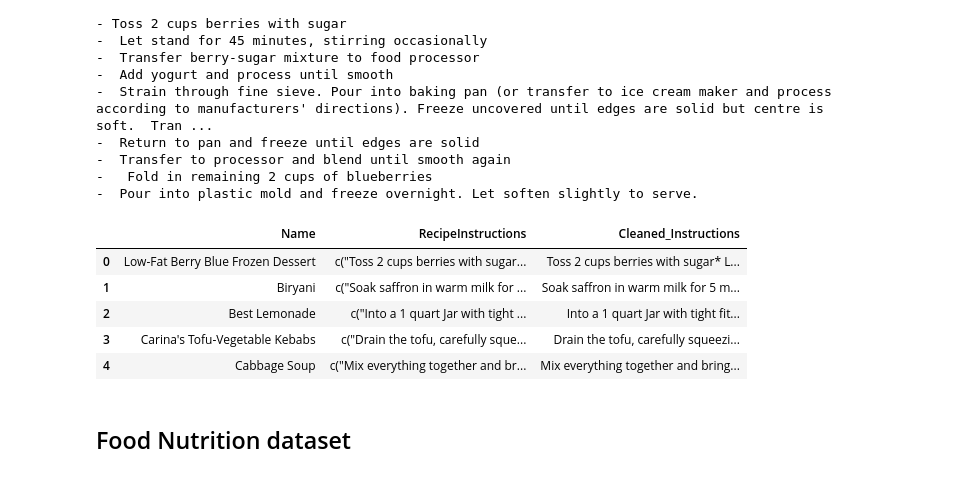
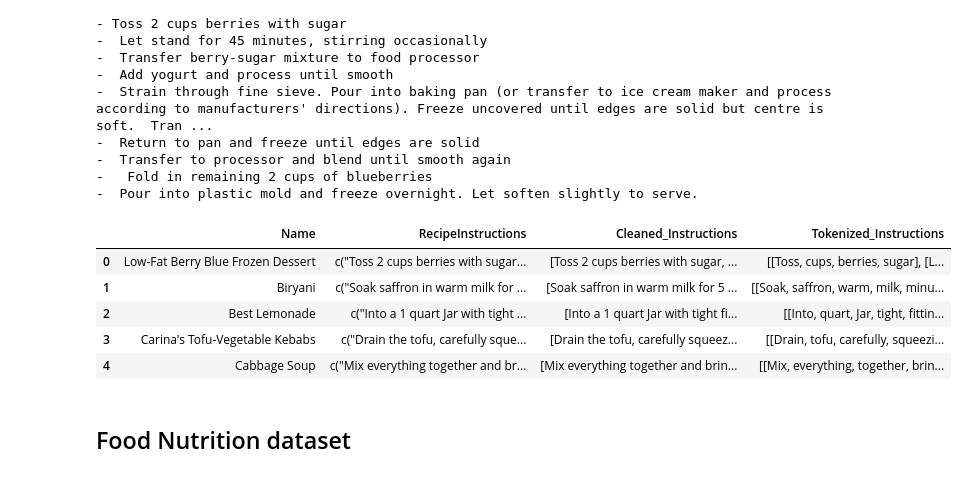
Before and after one commit to audioreprompt-org/audio_reprompt, a Jupyter notebook: models/notebooks/Food-terms-vocabulary.ipynb, the cells around one changed output. Drawn from its saved outputs; the diff is of its cells as text; code cells hidden in the pictures.

Commit message:
Tokenizacion de las instrucciones de recetas

```diff
--- a/models/notebooks/Food-terms-vocabulary.ipynb
+++ b/models/notebooks/Food-terms-vocabulary.ipynb
@@ -7,6 +23,8 @@ from config import PROJECT_ROOT, load_config, setup_project_paths
 # %%
 setup_project_paths()
 config = load_config()
+# %%
+NLTK_STOPWORDS = set(nltk.corpus.stopwords.words('english'))
 # %%
 FOOD_DATA_PATH = PROJECT_ROOT / config.data.raw_data_path / "food"
 FOOD_VOCAB_PATH = PROJECT_ROOT / config.data.cleaned_data_path / "food"
@@ -138,18 +156,28 @@ Instructions List:
 def clean_recipe_instructions(instructions):
     instructions = instructions.strip('c()')
     instructions = instructions.replace('"', '').replace("\n", " ").replace(".,", "*").strip()
+    instructions = instructions.split('*')
     return instructions
+# %%
+def tokenize_instructions(instructions_list):
+    tokenized_instructions = []
+    for instructions_text in instructions_list:
+        tokens = word_tokenize(instructions_text)
+        tokens = [token for token in tokens if token not in NLTK_STOPWORDS and token.isalpha()]
+        tokenized_instructions.append(tokens)
+    return tokenized_instructions
 # %%
 # transformar las instrucciones de receta en el dataframe
 df_recipes['Cleaned_Instructions'] = df_recipes['RecipeInstructions'].apply(clean_recipe_instructions)
+df_recipes['Tokenized_Instructions'] = df_recipes['Cleaned_Instructions'].apply(tokenize_instructions)
 df_recipes.head()
 # %% [output]
-|  | Name | RecipeInstructions | Cleaned_Instructions |
-| 0 | Low-Fat Berry Blue Frozen Dessert | c("Toss 2 cups berries with sugar... | Toss 2 cups berries with sugar* L... |
-| 1 | Biryani | c("Soak saffron in warm milk for ... | Soak saffron in warm milk for 5 m... |
-| 2 | Best Lemonade | c("Into a 1 quart Jar with tight ... | Into a 1 quart Jar with tight fit... |
-| 3 | Carina's Tofu-Vegetable Kebabs | c("Drain the tofu, carefully sque... | Drain the tofu, carefully squeezi... |
-| 4 | Cabbage Soup | c("Mix everything together and br... | Mix everything together and bring... |
+|  | Name | RecipeInstructions | Cleaned_Instructions | Tokenized_Instructions |
+| 0 | Low-Fat Berry Blue Frozen Dessert | c("Toss 2 cups berries with sugar... | [Toss 2 cups berries with sugar, ... | [[Toss, cups, berries, sugar], [L... |
+| 1 | Biryani | c("Soak saffron in warm milk for ... | [Soak saffron in warm milk for 5 ... | [[Soak, saffron, warm, milk, minu... |
+| 2 | Best Lemonade | c("Into a 1 quart Jar with tight ... | [Into a 1 quart Jar with tight fi... | [[Into, quart, Jar, tight, fittin... |
+| 3 | Carina's Tofu-Vegetable Kebabs | c("Drain the tofu, carefully sque... | [Drain the tofu, carefully squeez... | [[Drain, tofu, carefully, squeezi... |
+| 4 | Cabbage Soup | c("Mix everything together and br... | [Mix everything together and brin... | [[Mix, everything, together, brin... |
 # %%
 # Descartar la columna original de instrucciones
 df_recipes.drop(columns=['RecipeInstructions'], inplace=True)
```
Also changed, not shown: parts of 1 cell of this notebook.
